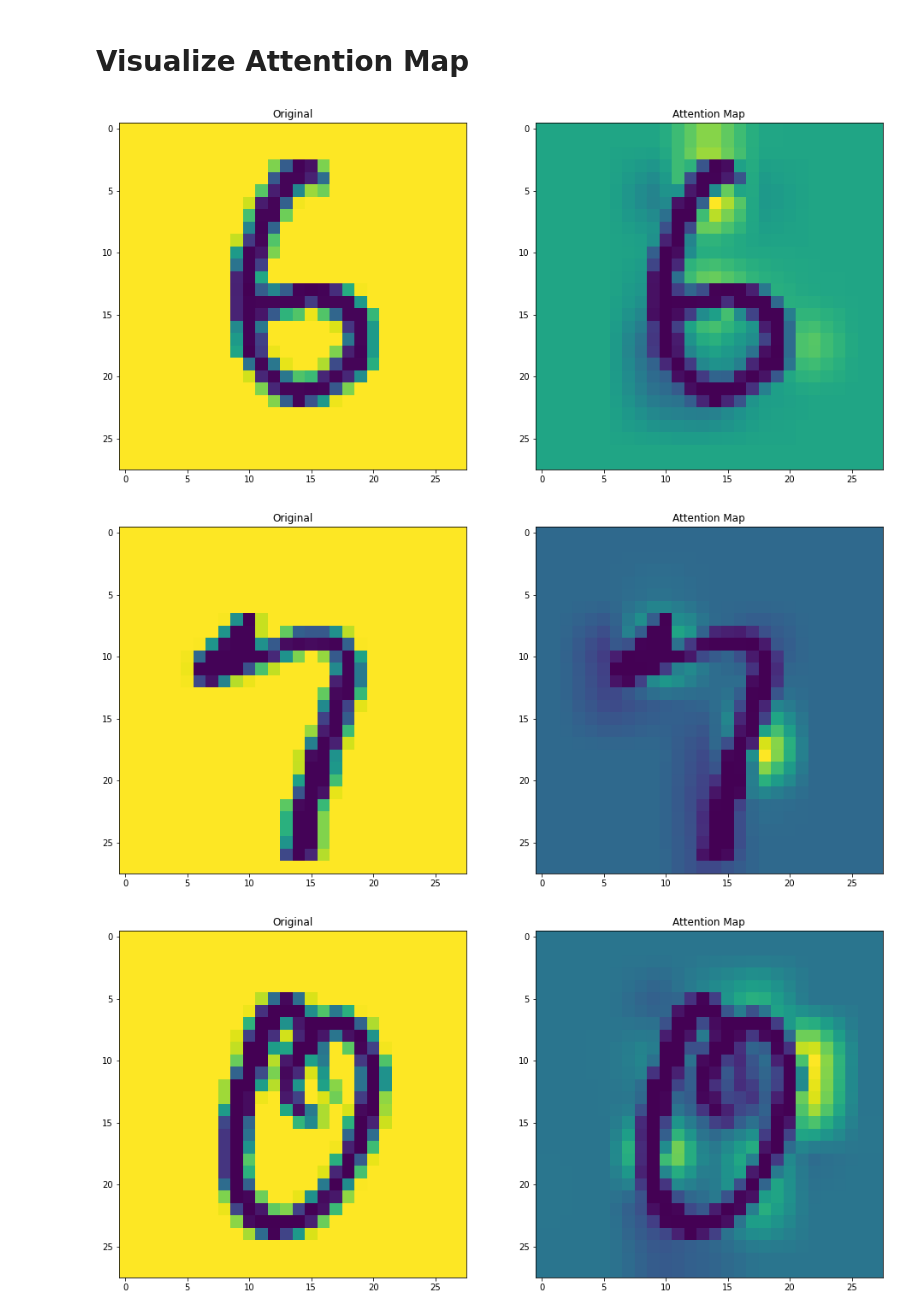
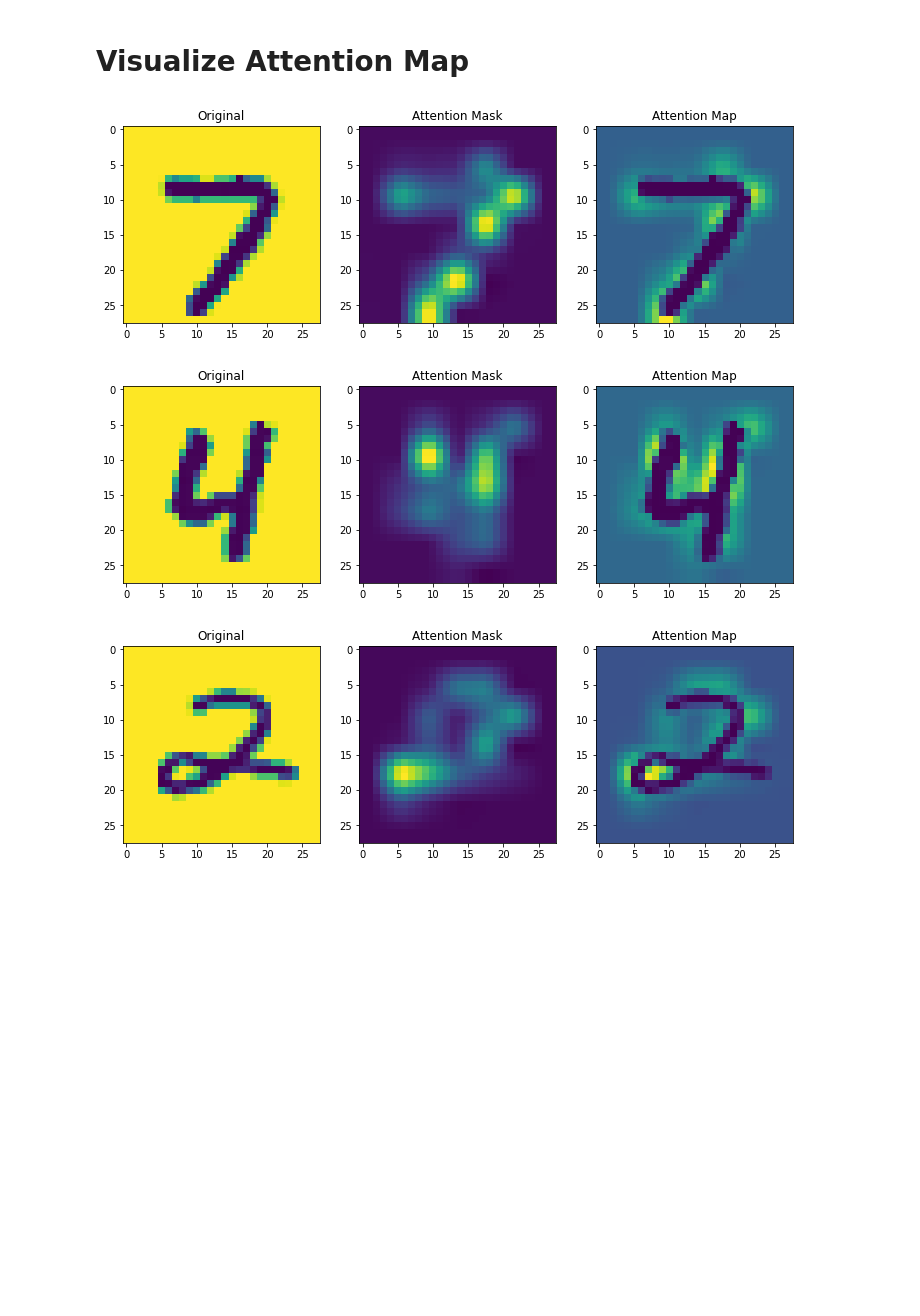
Before and after one commit to jo1jun/Vision_Transformer, a Jupyter notebook: VisualizeAttentionMap.ipynb, the cells around one changed output. Drawn from its saved outputs; the diff is of its cells as text; code cells hidden in the pictures; blank space fills up the shorter version.

```diff
--- a/VisualizeAttentionMap.ipynb
+++ b/VisualizeAttentionMap.ipynb
@@ -197,12 +206,15 @@ class Encoder(nn.Module):
 
         # src: [batch_size, src_len]
 
+        attentions = []
+
         for layer in self.layers:
             src, attention = layer(src)
+            attentions.append(attention)
 
         # src: [batch_size, src_len, d_model]
 
-        return src, attention
+        return src, attentions
 # %% [markdown]
 # Patch maker & Flatten
 
@@ -443,10 +471,11 @@ ff_dim = 1024
 dropout_ratio = 0.2
 output_dim = 10
 
-epoch = 10
+num_epochs = 10
 # %%
 model = VisionTransformer(channel, patch_size, d_model, n_layers, nhead, ff_dim, dropout_ratio, output_dim)
-optimizer = torch.optim.Adam(model.parameters())
-
-trainer(model, optimizer, epoch)
+criterion = nn.CrossEntropyLoss()
+optimizer = optim.Adam(model.parameters())
+scheduler = lr_scheduler.StepLR(optimizer, 3)
+model = trainer('ViT_MNIST', model, criterion, optimizer, scheduler, num_epochs)
 # %% [output]
@@ -491,47 +519,47 @@ test accuracy 98.170%
 # %%
 # reference : https://github.com/jeonsworld/ViT-pytorch/blob/main/visualize_attention_map.ipynb
 
 import cv2
 
 idxs = np.random.choice(range(len(mnist_test.data)), 10, False)
 for idx in idxs:
   im = mnist_test.data[idx]
   im = 255 - im # image 값 반전
 
   # encoder 에서 나온 attention 을 head 에 대해 평균.
-  _, attention = model(im.unsqueeze(0).unsqueeze(1).to(device, torch.float))
-  attention = attention.cpu().detach()
-  attention = reduce(attention, 'b h len1 len2 -> len1 len2', 'mean')
+  _, attentions = model(im.unsqueeze(0).unsqueeze(1).to(device, torch.float))
+  att_mat = torch.stack(attentions).squeeze(1)
+  att_mat = att_mat.cpu().detach()
 
-  # attention: [len1, len2] # len1, len2 : [1 + patch 길이, 1 + patch 길이]
+  att_mat = reduce(att_mat, 'b h len1 len2 -> b len1 len2', 'mean')
 
-  # To account for residual connections, we add an identity matrix to the attention matrix and re-normalize the weights.
-  residual_att = torch.eye(attention.size(1))
-  aug_attention = attention + residual_att
-  aug_attention = aug_attention / aug_attention.sum(dim=-1).unsqueeze(-1)
+  residual_att = torch.eye(att_mat.size(1))
+  aug_att_mat = att_mat + residual_att
+  aug_att_mat = aug_att_mat / aug_att_mat.sum(dim=-1).unsqueeze(-1)
 
   # Recursively multiply the weight matrices
-  joint_attentions = torch.zeros(aug_attention.size())
-  joint_attentions[0] = aug_attention[0]
+  joint_attentions = torch.zeros(aug_att_mat.size())
+  joint_attentions[0] = aug_att_mat[0]
 
-  for n in range(1, aug_attention.size(0)):
-      joint_attentions[n] = torch.matmul(aug_attention[n], joint_attentions[n-1])
+  for n in range(1, aug_att_mat.size(0)):
+      joint_attentions[n] = torch.matmul(aug_att_mat[n], joint_attentions[n-1])
 
   # Attention from the output token to the input space.
-  v = joint_attentions
-  grid_size = int(np.sqrt(aug_attention.size(-1)))
+  v = joint_attentions[-1]
+  grid_size = int(np.sqrt(aug_att_mat.size(-1)))
   mask = v[0, 1:].reshape(grid_size, grid_size).detach().numpy()
-  mask = cv2.resize(mask / mask.max(), im.shape)[..., np.newaxis]
-
+  mask = cv2.resize(mask / mask.max(), (im.shape[1], im.shape[0]))[..., np.newaxis]
   result = (mask.squeeze() * im.numpy()).astype("uint8")
 
-  fig, (ax1, ax2) = plt.subplots(ncols=2, figsize=(16, 16))
+  fig, (ax1, ax2, ax3) = plt.subplots(ncols=3, figsize=(12, 12))
 
   ax1.set_title('Original')
-  ax2.set_title('Attention Map')
+  ax2.set_title('Attention Mask')
+  ax3.set_title('Attention Map')
   _ = ax1.imshow(im)
-  _ = ax2.imshow(result)
+  _ = ax2.imshow(mask.squeeze())
+  _ = ax3.imshow(result)
 # %% [output]
-[figure, old version]
+[figure, new version]
-[figure, old version]
+[figure, new version]
-[figure, old version]
+[figure, new version]
```
Also changed, not shown: parts of 9 cells of this notebook.
